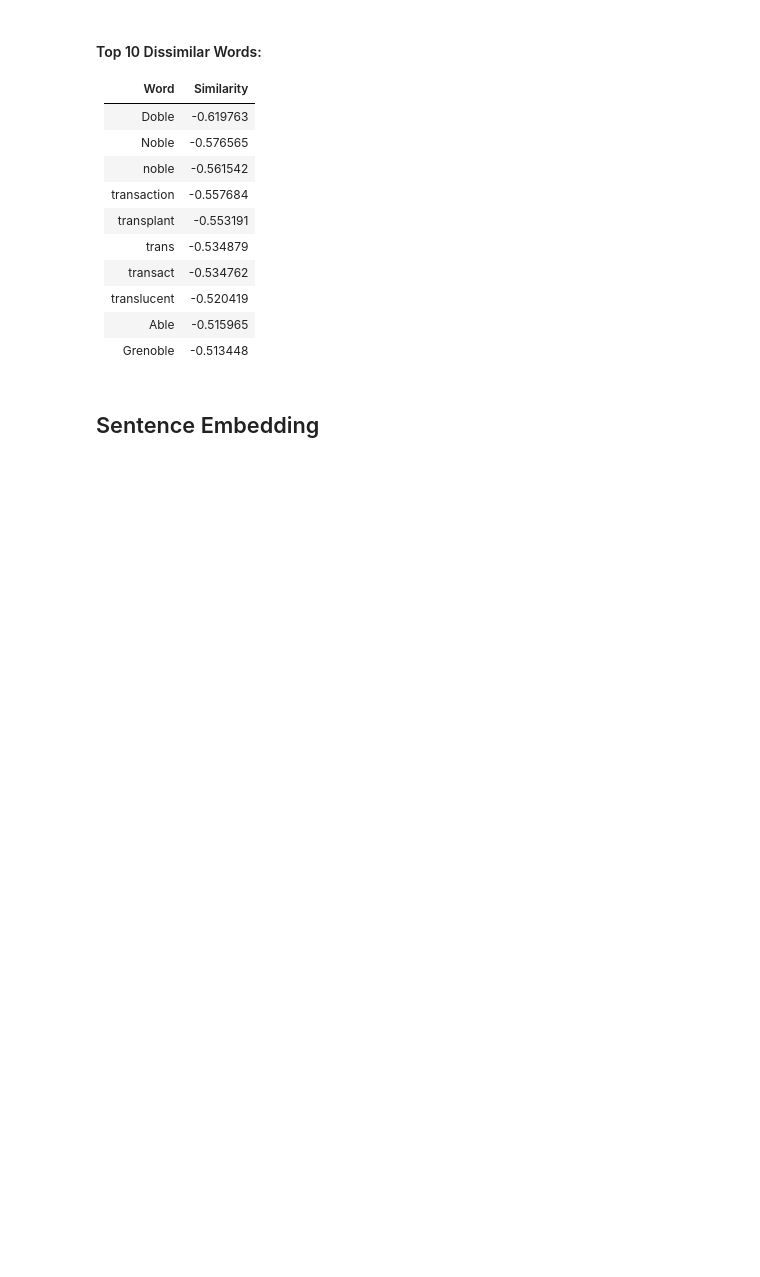
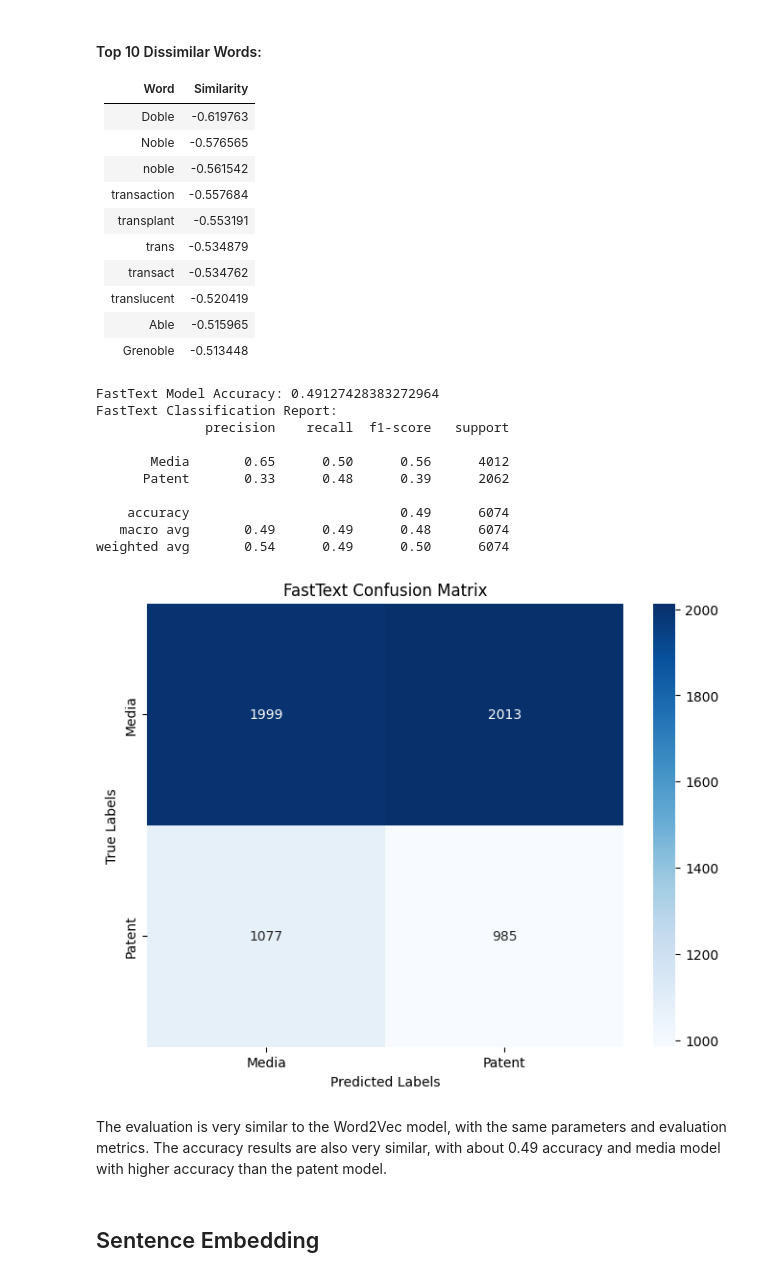
Before and after one commit to lucarenz1997/NLP, a Jupyter notebook: Stage_2_Part_1_DataPrep_Embedding.ipynb, the cells around one changed output. Saved outputs shown, nothing was run; the diff lists cells and outputs as text; code cells hidden in the pictures; blank space fills up the shorter version.

```diff
--- a/Stage_2_Part_1_DataPrep_Embedding.ipynb
+++ b/Stage_2_Part_1_DataPrep_Embedding.ipynb
@@ -395,6 +504,68 @@ display(Markdown(f"#### Top 10 Dissimilar Words:\n{dissimilar_words_df.to_markdo
 | translucent |    -0.520419 |
 | Able        |    -0.515965 |
 | Grenoble    |    -0.513448 |
+# %%
+# Classification evaluation using FastText models
+# Function to classify text using FastText embeddings
+def classify_text_fasttext(data, model, threshold=0.5):
+	# Tokenize the data
+	tokenized_data = data['processed_text'].apply(lambda x: x.split())
+	# Get the average vector for each text
+	avg_vectors = []
+	for tokens in tokenized_data:
+		vectors = [model[word] for word in tokens if word in model]
+		if vectors:
+			avg_vector = np.mean(vectors, axis=0)
+			avg_vectors.append(avg_vector)
+		else:
+			avg_vectors.append(np.zeros(model.vector_size))
+	avg_vectors = np.array(avg_vectors)
+
+	# Dummy classification logic (for demonstration purposes)
+	predictions = (np.random.rand(len(avg_vectors)) > threshold).astype(int)
+	return predictions
+
+# Classify media and patent validation data using FastText
+media_val_predictions_fasttext = classify_text_fasttext(media_val, media_fasttext)
+patent_val_predictions_fasttext = classify_text_fasttext(patent_val, patent_fasttext)
+
+# Combine predictions and true labels (dummy labels for demonstration)
+true_labels_fasttext = np.concatenate([np.zeros(len(media_val)), np.ones(len(patent_val))])
+predictions_fasttext = np.concatenate([media_val_predictions_fasttext, patent_val_predictions_fasttext])
+
+# Calculate accuracy and classification report
+accuracy_fasttext = accuracy_score(true_labels_fasttext, predictions_fasttext)
+report_fasttext = classification_report(true_labels_fasttext, predictions_fasttext, target_names=['Media', 'Patent'])
+
+# Print the results
+print(f"FastText Model Accuracy: {accuracy_fasttext}")
+print("FastText Classification Report:")
+print(report_fasttext)
+
+# Confusion matrix
+conf_matrix_fasttext = confusion_matrix(true_labels_fasttext, predictions_fasttext)
+
+# Plot confusion matrix
+plt.figure(figsize=(8, 6))
+sns.heatmap(conf_matrix_fasttext, annot=True, fmt='d', cmap='Blues', xticklabels=['Media', 'Patent'], yticklabels=['Media', 'Patent'])
+plt.xlabel('Predicted Labels')
+plt.ylabel('True Labels')
+plt.title('FastText Confusion Matrix')
+plt.show()
+# %% [output]
+FastText Model Accuracy: 0.49127428383272964
+FastText Classification Report:
+              precision    recall  f1-score   support
+
+       Media       0.65      0.50      0.56      4012
+      Patent       0.33      0.48      0.39      2062
+
+    accuracy                           0.49      6074
+   macro avg       0.49      0.49      0.48      6074
+weighted avg       0.54      0.49      0.50      6074
+[figure, added]
+# %% [markdown]
+The evaluation is very similar to the Word2Vec model, with the same parameters and evaluation metrics. The accuracy results are also very similar, with about 0.49 accuracy and media model with higher accuracy than the patent model.
 # %% [markdown]
 ## Sentence Embedding
 # %% [markdown]
```
Also changed, not shown: parts of 18 cells of this notebook.
